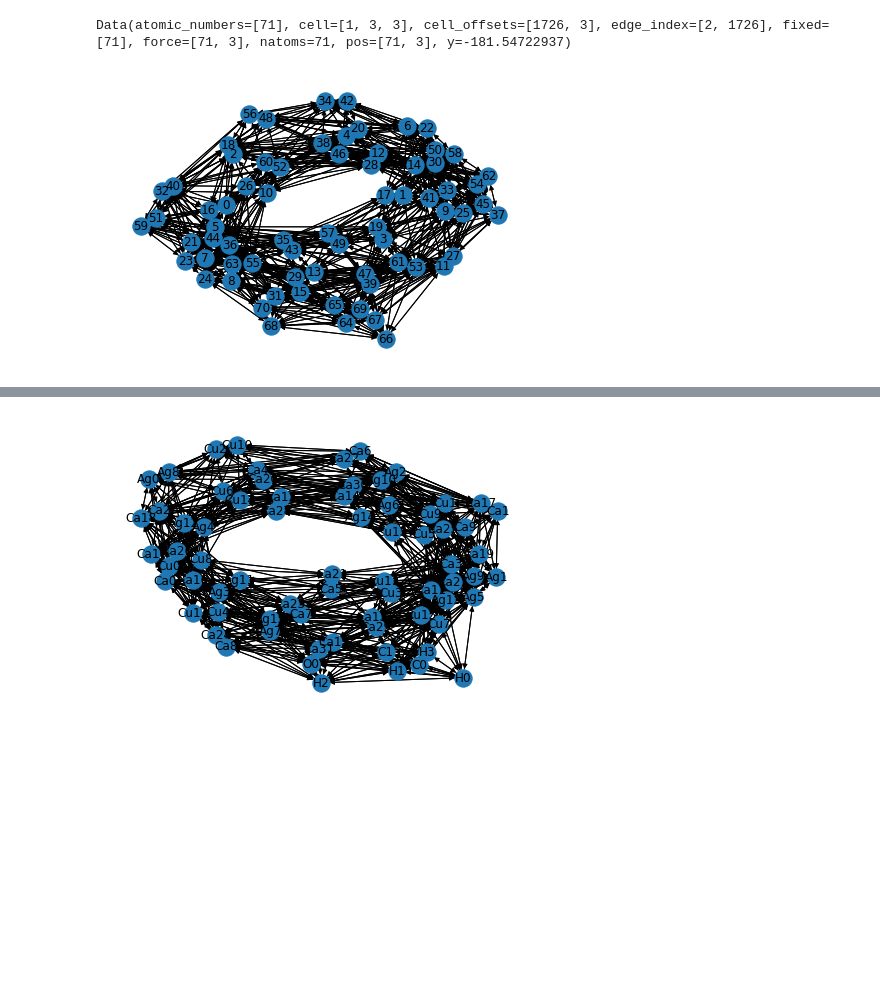
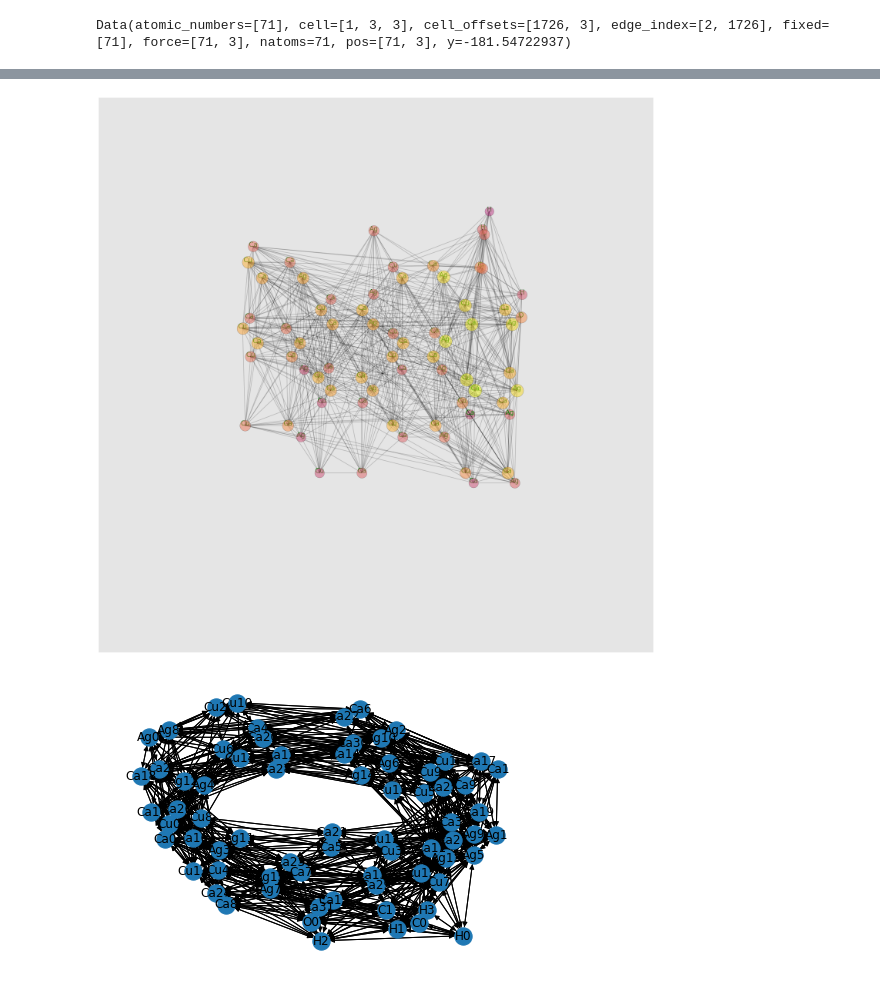
Before and after one commit to Buttermint69/S2EF, a Jupyter notebook: Data_prerprocessing_and_graphvis.ipynb, the cells around one changed output, grey strips where cells are left out. Drawn from its saved outputs; the diff is of its cells as text; code cells hidden in the pictures; blank space fills up the shorter version.

```diff
--- a/Data_prerprocessing_and_graphvis.ipynb
+++ b/Data_prerprocessing_and_graphvis.ipynb
@@ -394,8 +482,10 @@ data_objects_0 = data_objects_
 data_objects_0
 # %% [output]
 Data(atomic_numbers=[71], cell=[1, 3, 3], cell_offsets=[1726, 3], edge_index=[2, 1726], fixed=[71], force=[71, 3], natoms=71, pos=[71, 3], y=-181.54722937)
-# %%
-g_2k = to_networkx(data_objects_0)
-nx.draw(g_2k, with_labels= True)
-# %% [output]
-[figure, removed]
+# %%
+g_2k = to_networkx(data_objects_0)
+add_attr(n_o_e = "n", G = g_2k, Data = data_objects_0, attr = "pos")
+add_attr(n_o_e = "n", G = g_2k, Data = data_objects_0, attr = "atomic_numbers")
+network_plot_3D(g_2k, 0, save=False)
+#nx.draw(g_2k, with_labels= True)
+# %% [output]
@@ -402 +509,2 @@ nx.draw(g_2k, with_labels= True)
+[figure, added]
 # %%
```
Also changed, not shown: parts of 8 cells of this notebook.
